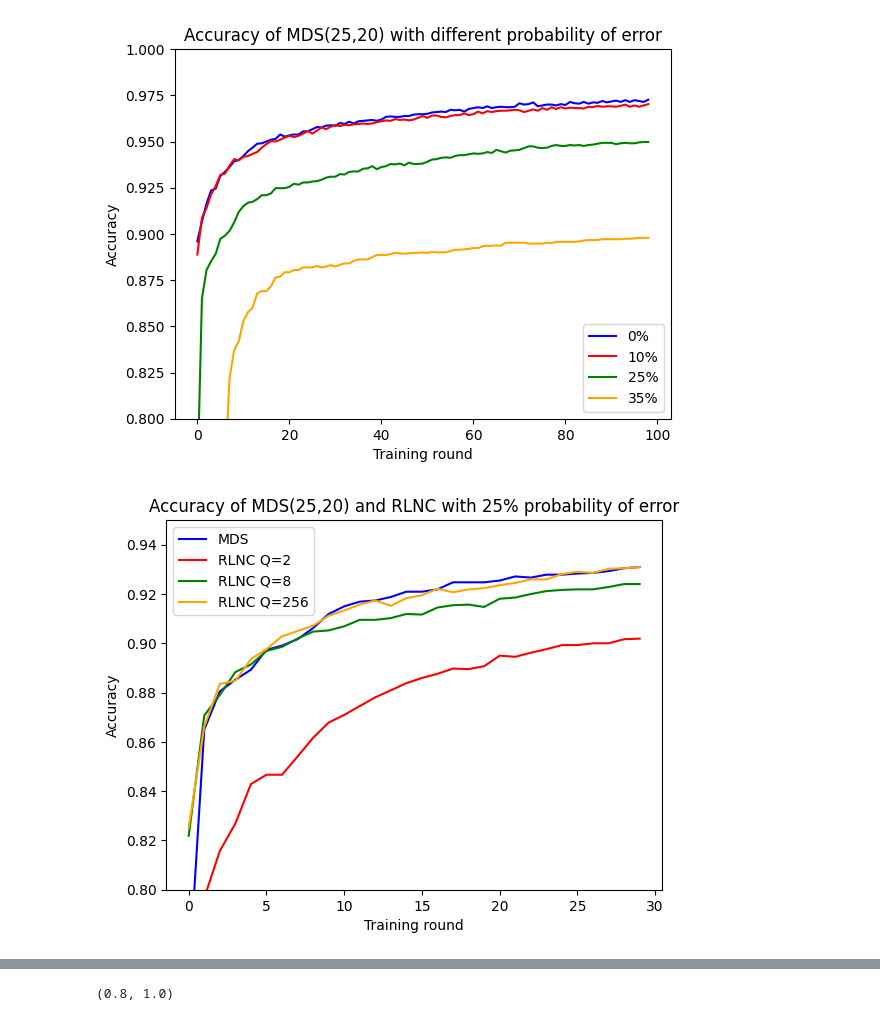
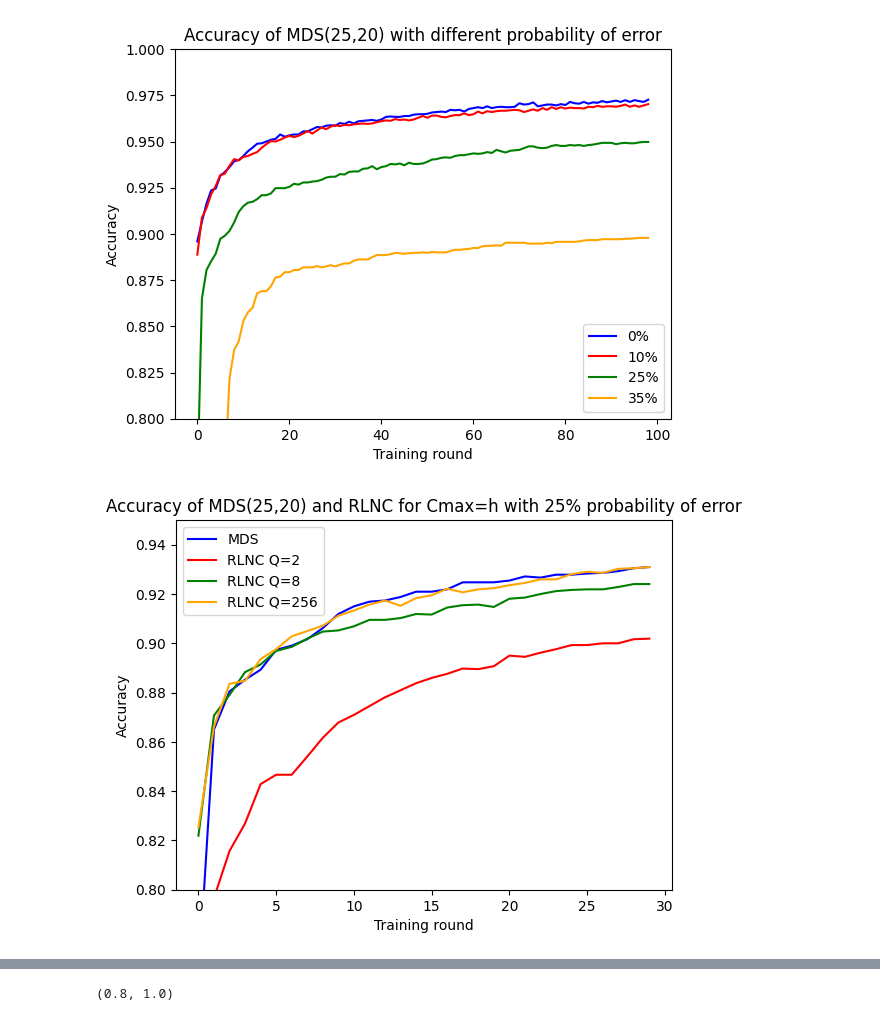
Before and after one commit to MdNaseerHussain/FedML, a Jupyter notebook: rough.ipynb, the cells around one changed output, grey strips where cells are left out. Saved outputs shown, nothing was run; the diff lists cells and outputs as text; code cells hidden in the pictures.

```diff
--- a/rough.ipynb
+++ b/rough.ipynb
@@ -81,23 +81,26 @@ plt.show()
 # %% [output]
 [figure]
 # %%
+import matplotlib.pyplot as plt
+import pandas as pd
+
 mds = pd.read_csv('./output/mds_prob/acc25.csv')
 rlnc2 = pd.read_csv('./output/rlnc/Q2/acc25.csv')
 rlnc8 = pd.read_csv('./output/rlnc/Q8/acc25.csv')
 rlnc256 = pd.read_csv('./output/rlnc/Q256/acc25.csv')
 
 plt.plot(mds[0:30], color="blue")
 plt.plot(rlnc2[0:30], color="red")
 plt.plot(rlnc8[0:30], color="green")
 plt.plot(rlnc256[0:30], color="orange")
 plt.xlabel("Training round")
 plt.ylabel("Accuracy")
-plt.title("Accuracy of MDS(25,20) and RLNC with 25% probability of error")
+plt.title("Accuracy of MDS(25,20) and RLNC for Cmax=h with 25% probability of error")
 plt.legend(["MDS", "RLNC Q=2", "RLNC Q=8", "RLNC Q=256"])
 plt.ylim(0.8, 0.95)
 plt.show()
 # %% [output]
-[figure, old version]
+[figure, new version]
 # %%
 import matplotlib.pyplot as plt
 
```
Also changed, not shown: parts of 2 cells of this notebook.
